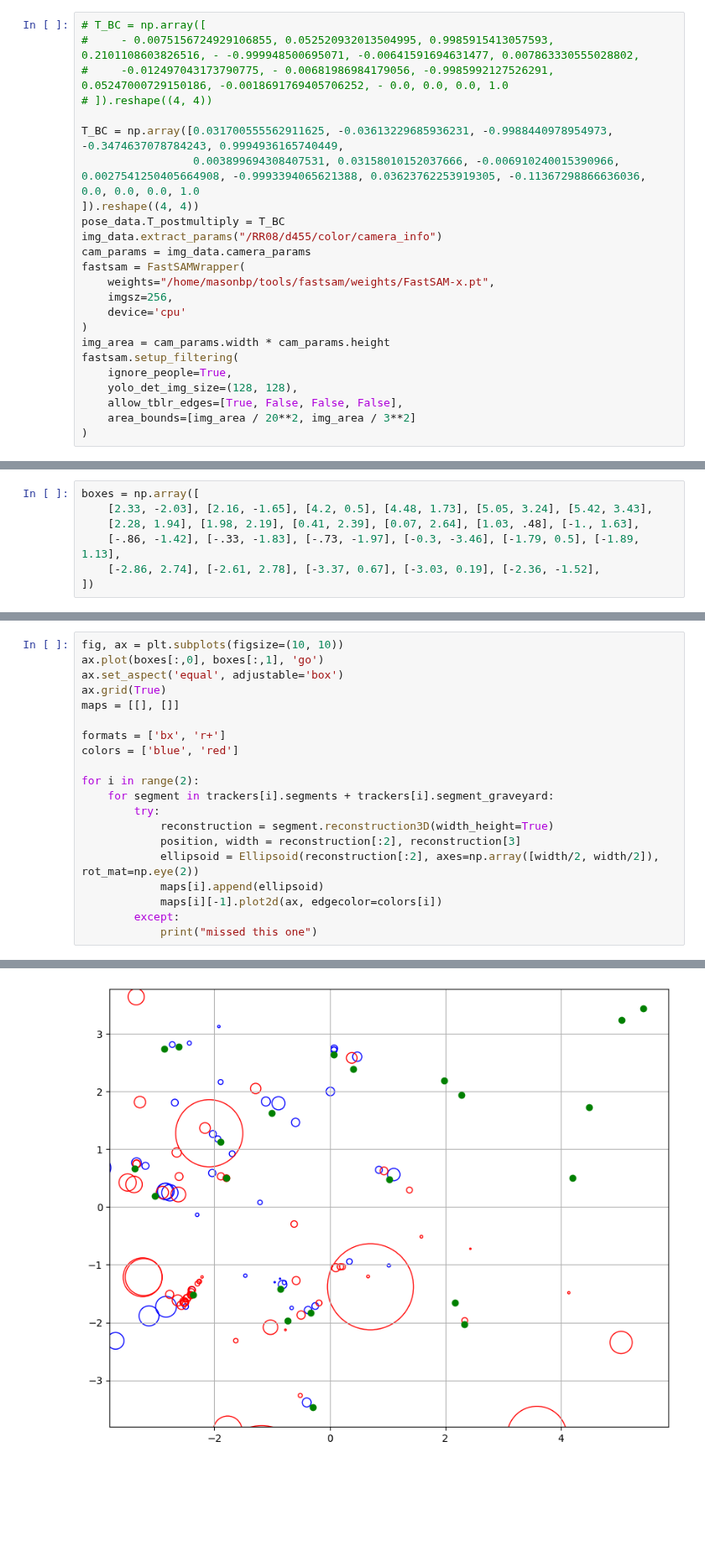
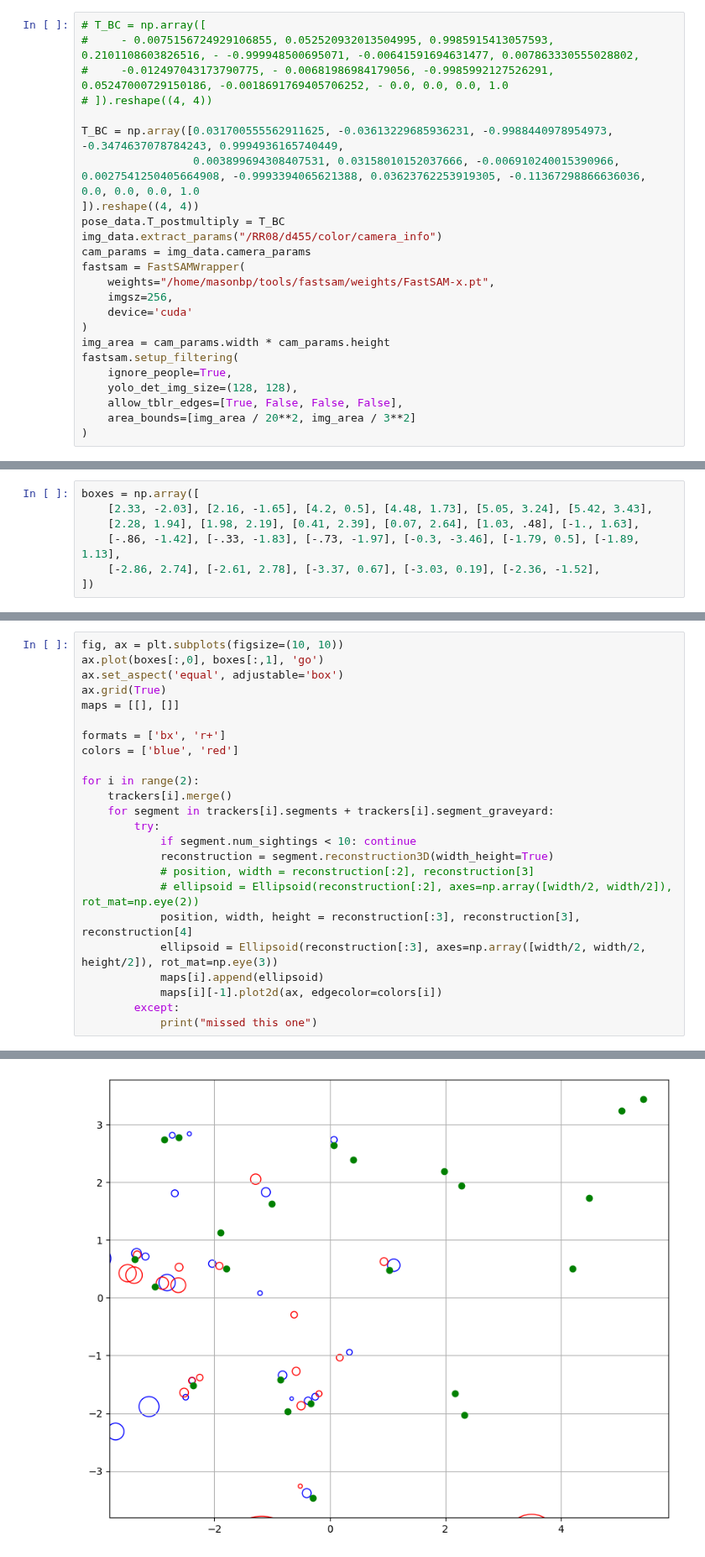
Before and after one commit to mit-acl/roman, a Jupyter notebook: notebooks/05_motlee_jan_clipper.ipynb, the cells around one changed output, grey strips where cells are left out. Shown at 84% size. Saved outputs shown, nothing was run; the diff lists cells and outputs as text; blank space fills up the shorter version.

```diff
--- a/notebooks/05_motlee_jan_clipper.ipynb
+++ b/notebooks/05_motlee_jan_clipper.ipynb
@@ -60,7 +60,7 @@ cam_params = img_data.camera_params
 fastsam = FastSAMWrapper(
     weights="/home/masonbp/tools/fastsam/weights/FastSAM-x.pt",
     imgsz=256,
-    device='cpu'
+    device='cuda'
 )
 img_area = cam_params.width * cam_params.height
 fastsam.setup_filtering(
@@ -135,11 +214,15 @@ formats = ['bx', 'r+']
 colors = ['blue', 'red']
 
 for i in range(2):
+    trackers[i].merge()
     for segment in trackers[i].segments + trackers[i].segment_graveyard:
         try:
+            if segment.num_sightings < 10: continue
             reconstruction = segment.reconstruction3D(width_height=True)
-            position, width = reconstruction[:2], reconstruction[3]
-            ellipsoid = Ellipsoid(reconstruction[:2], axes=np.array([width/2, width/2]), rot_mat=np.eye(2))
+            # position, width = reconstruction[:2], reconstruction[3]
+            # ellipsoid = Ellipsoid(reconstruction[:2], axes=np.array([width/2, width/2]), rot_mat=np.eye(2))
+            position, width, height = reconstruction[:3], reconstruction[3], reconstruction[4]
+            ellipsoid = Ellipsoid(reconstruction[:3], axes=np.array([width/2, width/2, height/2]), rot_mat=np.eye(3))
             maps[i].append(ellipsoid)
             maps[i][-1].plot2d(ax, edgecolor=colors[i])
         except:
@@ -165,3 +232,3 @@ missed this one
-[figure, old version]
+[figure, new version]
 # %%
 clipper = ClipperPtRegistration(sigma=.2, epsilon=.4)
```
Also changed, not shown: parts of 7 cells of this notebook, 3 other files.
